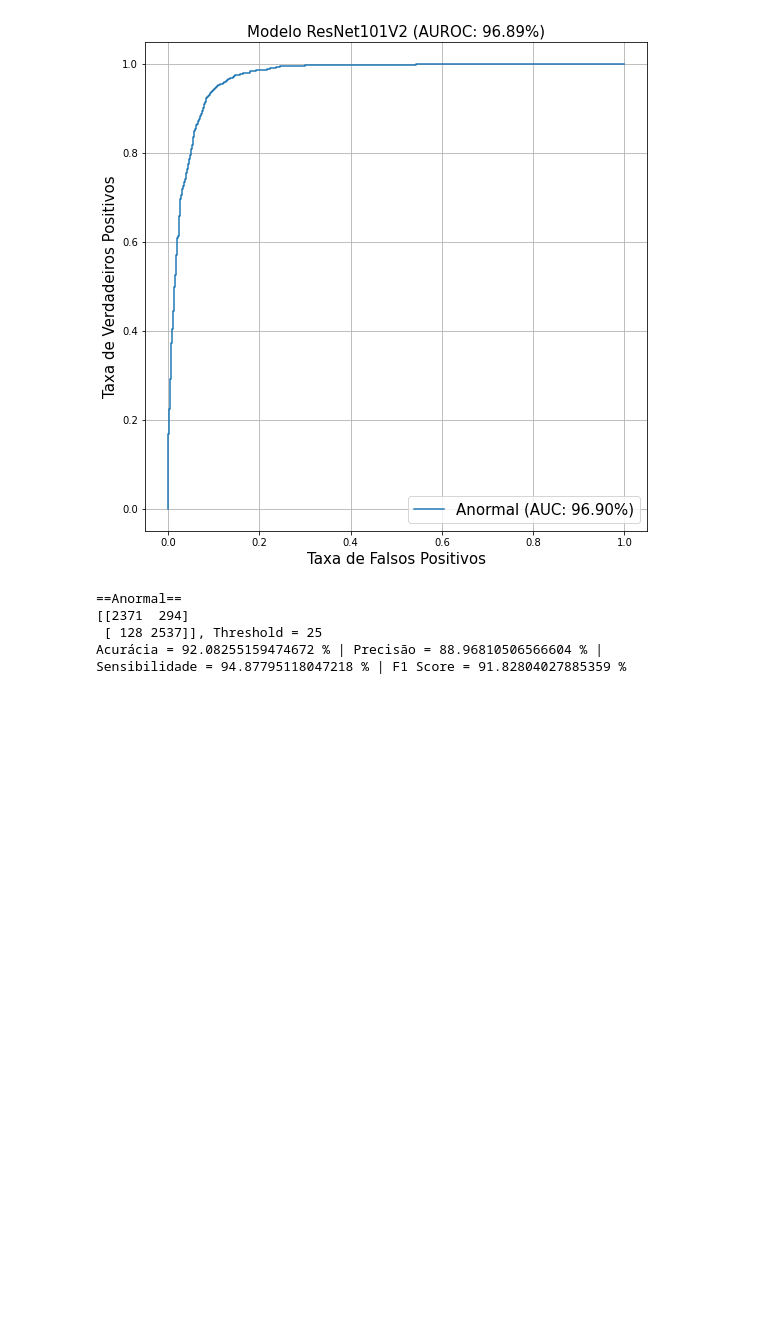
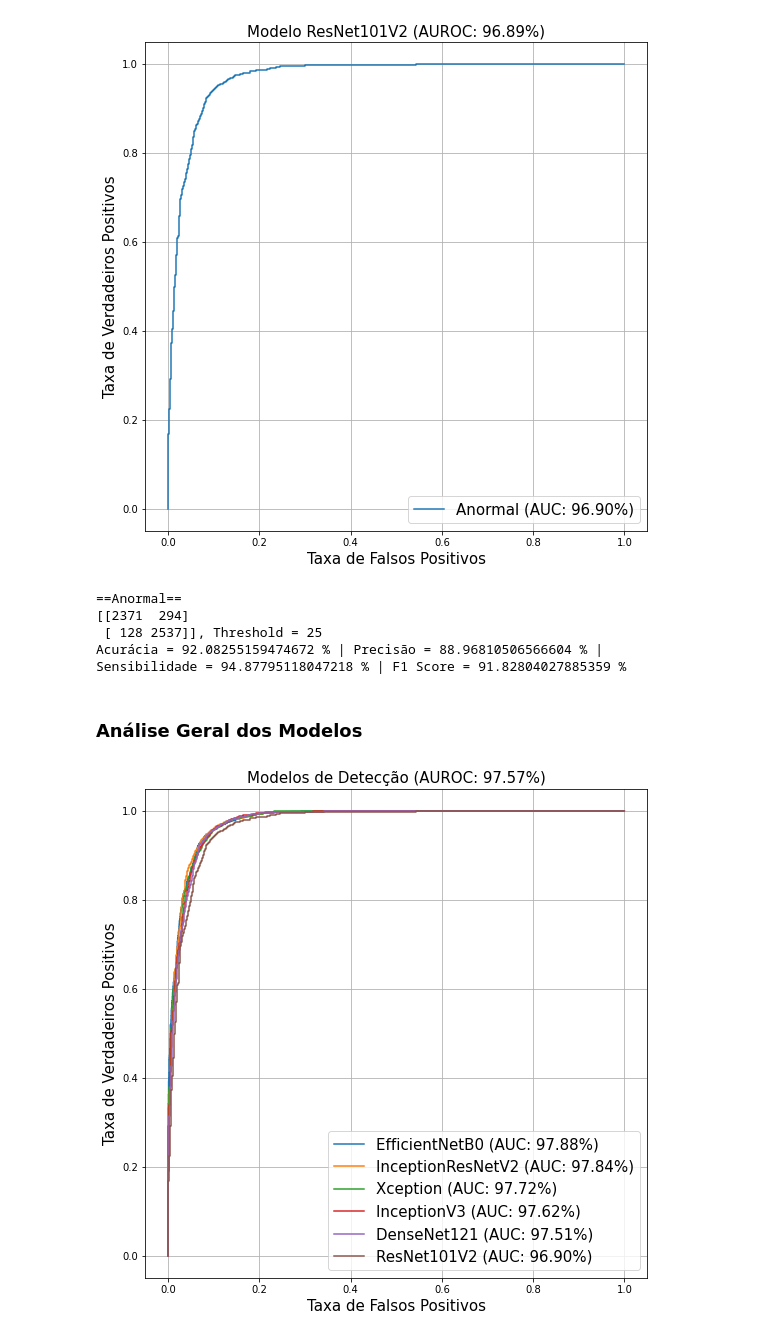
Before and after one commit to Alyssonmach/cnn-lung-diseases, a Jupyter notebook: experiments/second-paper/abnormality_detection.ipynb, the cells around one changed output. Cells and saved outputs as stored; diff of their text form; code cells hidden in the pictures; blank space fills up the shorter version.

Commit message:
Finalização do treinamento das redes de detecção

```diff
--- a/experiments/second-paper/abnormality_detection.ipynb
+++ b/experiments/second-paper/abnormality_detection.ipynb
@@ -1135,3 +1300,33 @@ for label_index in range(0,1):
  [ 128 2537]], Threshold = 25
 Acurácia = 92.08255159474672 % | Precisão = 88.96810506566604 % |
 Sensibilidade = 94.87795118047218 % | F1 Score = 91.82804027885359 %
+# %% [markdown]
+### Análise Geral dos Modelos
+# %%
+y_pred1 = efficientnet.predict(test_gen1)
+y_pred2 = densenet.predict(test_gen2)
+y_pred3 = inception.predict(test_gen3)
+y_pred4 = xception.predict(test_gen4)
+y_pred5 = inceptionresnet.predict(test_gen5)
+y_pred6 = resnet.predict(test_gen6)
+# %%
+y_pred = np.concatenate((y_pred1, y_pred5, y_pred4, y_pred3, y_pred2, y_pred6),
+                         axis = 1)
+y_labels_test_all = np.concatenate((y_labels_test1, y_labels_test5, y_labels_test4,
+                                    y_labels_test3, y_labels_test2, y_labels_test6),
+                                    axis = 1)
+# %%
+labels_portugues = ['EfficientNetB0', 'InceptionResNetV2', 'Xception',
+                    'InceptionV3', 'DenseNet121', 'ResNet101V2']
+fig, c_ax = plt.subplots(1, 1, figsize = (9, 9))
+for (idx, c_label) in enumerate(labels_portugues):
+    fpr, tpr, thresholds = roc_curve(y_labels_test_all[:, idx].astype(int), y_pred[:, idx])
+    c_ax.plot(fpr, tpr, label = '{} (AUC: {:.2f}%)'.format(c_label, auc(fpr, tpr) * 100))
+c_ax.legend(fontsize = 15)
+c_ax.set_xlabel('Taxa de Falsos Positivos', size = 15)
+c_ax.set_ylabel('Taxa de Verdadeiros Positivos', size = 15)
+auroc_value = str(roc_auc_score(y_labels_test_all.astype(int), y_pred)*100)[0:5]
+c_ax.set_title('Modelos de Detecção (AUROC: ' + auroc_value + '%)', size = 15)
+c_ax.grid(True)
+# %% [output]
+[figure, added]
```
Also changed, not shown: parts of 14 cells of this notebook.
